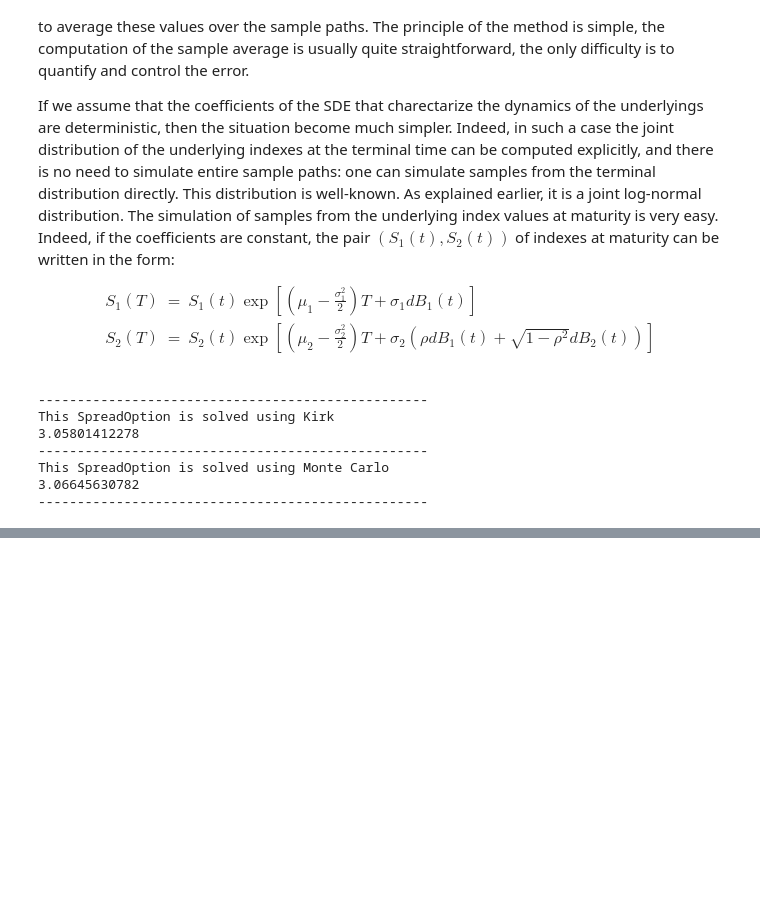
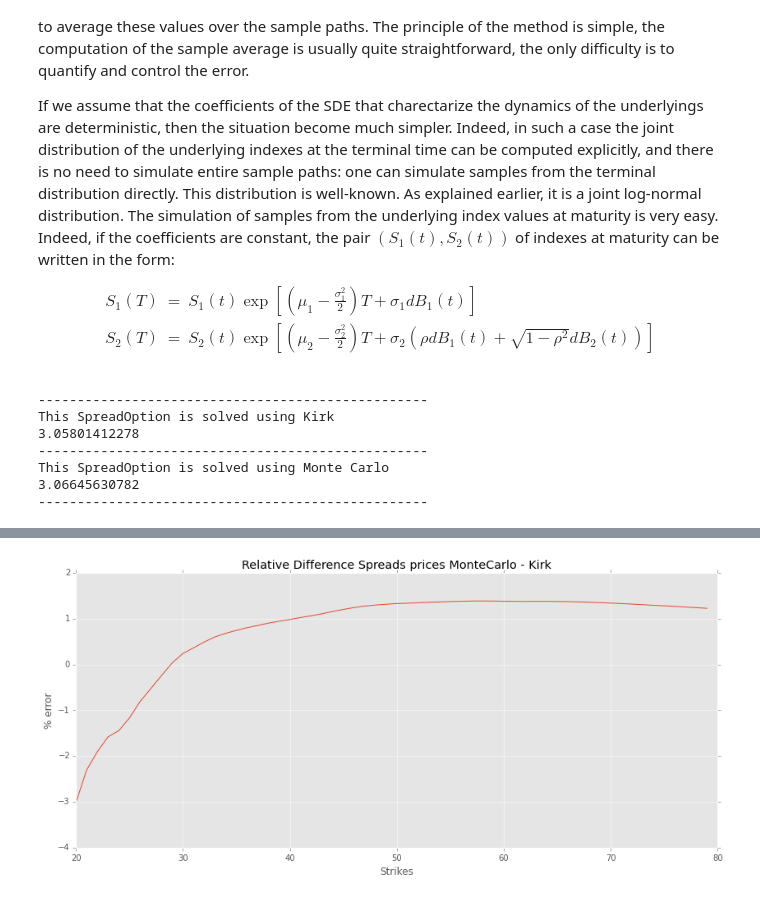
Before and after one commit to jpcolino/IPython_notebooks, a Jupyter notebook: Spread Options.ipynb, the cells around one changed output, grey strips where cells are left out. Saved outputs shown, nothing was run; the diff lists cells and outputs as text; code cells hidden in the pictures; blank space fills up the shorter version.

```diff
--- a/Spread Options.ipynb
+++ b/Spread Options.ipynb
@@ -445,0 +446,18 @@ plt.ylabel('% error');
+# %%
+set_strikes = range(20, 80)
+result_kirk = []
+result_montecarlo = []
+for strike in set_strikes:
+    SpreadCALL1 = kirk(50, strike, 3., 1., 0., .5, .5, 0.5, 1)
+    result_kirk.append(SpreadCALL1.price)
+    SpreadCALL2 = montecarlo(50, strike, 3., 1., 0., .5, .5, 0.5, 1, 100000)
+    result_montecarlo.append(SpreadCALL2.price)
+
+plt.figure(num=None, figsize=(14, 6))
+plt.style.use('ggplot')
+plt.plot(set_strikes, 100*(np.array(result_montecarlo) - np.array(result_kirk))/np.array(result_kirk))
+plt.title('Relative Difference Spreads prices MonteCarlo - Kirk')
+plt.xlabel('Strikes')
+plt.ylabel('% error');
+# %% [output]
+[figure, added]
```
Also changed, not shown: parts of 4 cells of this notebook.
